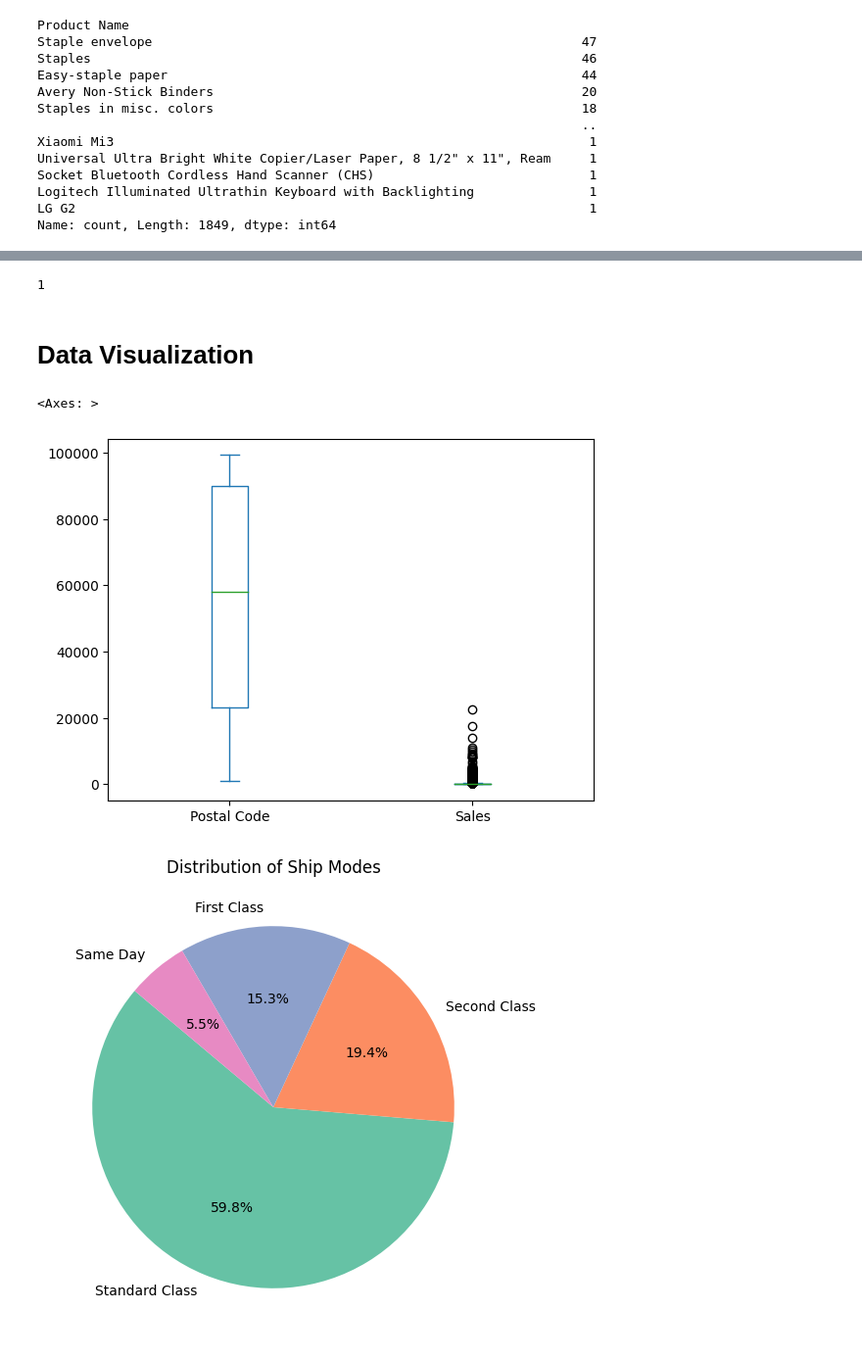
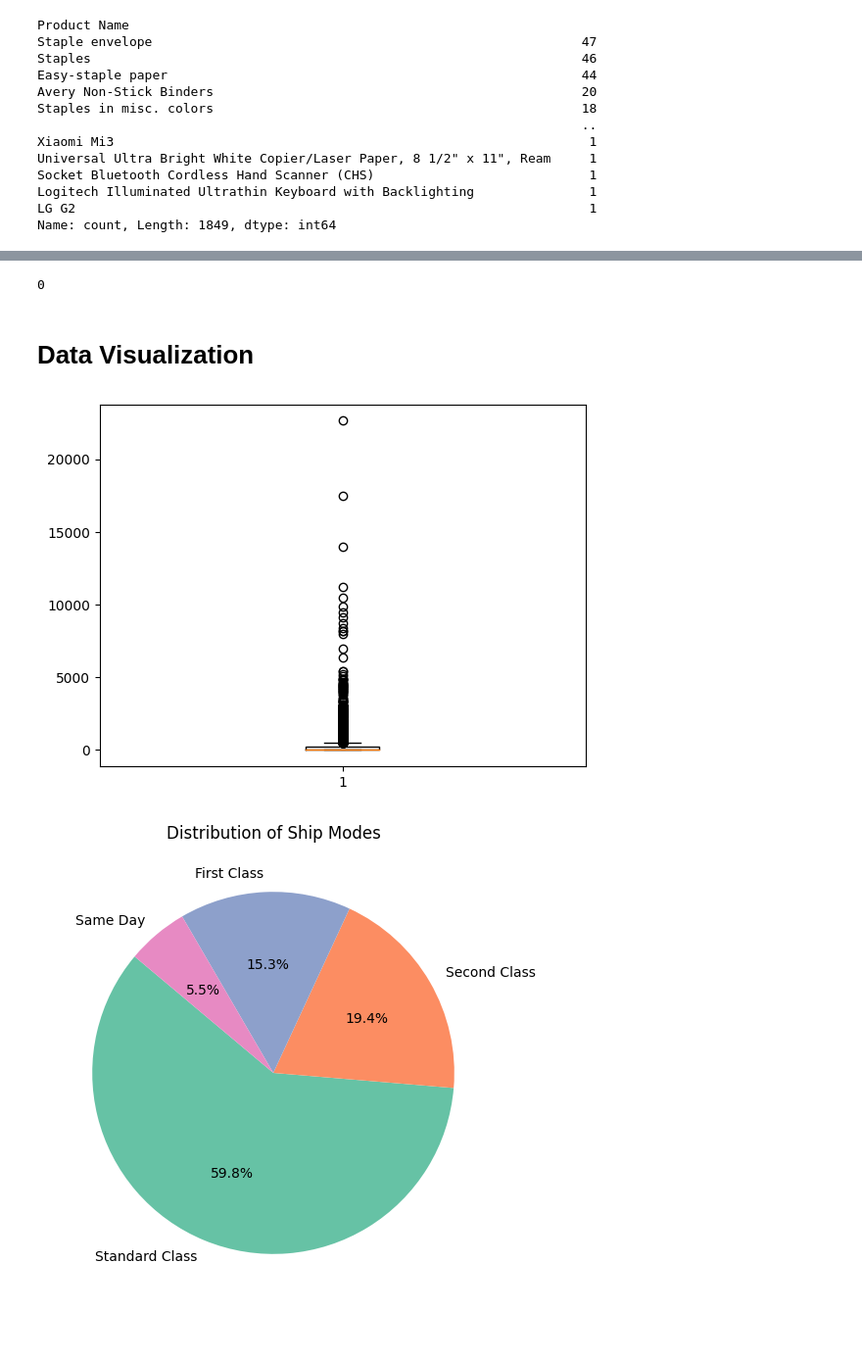
Before and after one commit to Devanshi1206/superstore_data_analysis, a Jupyter notebook: superstore-sales-data analysis.ipynb, the cells around one changed output, grey strips where cells are left out. Shown: that part at 98% size. Saved outputs shown, nothing was run; the diff lists cells and outputs as text; code cells hidden in the pictures.

```diff
--- a/superstore-sales-data analysis.ipynb
+++ b/superstore-sales-data analysis.ipynb
@@ -131,7 +122,7 @@ df1.head()
 # %%
-df1.duplicated().sum()
+df.duplicated().sum()
 # %% [output]
-1
+0
 # %%
 df['Order Date'] = pd.to_datetime(df['Order Date'], format='%d/%m/%Y')
 df['Ship Date'] = pd.to_datetime(df['Ship Date'], format='%d/%m/%Y')
@@ -141,13 +132,17 @@ df['order_year'] = df['Order Date'].dt.year
 df['ship_year'] = df['Ship Date'].dt.year
 df['Fulfillment_Time'] = df['Ship Date'] - df['Order Date']
 df['Fulfillment_Time'] = df['Fulfillment_Time'].dt.days
+df['year_month']= df['Order Date'].apply(lambda x: x.strftime("%Y-%m"))
 # %% [markdown]
 # Data Visualization
-# %%
-df1.plot(kind='box')
-# %% [output]
-<Axes: >
-[figure, removed]
+# %%
+# Creating plot
+plt.boxplot(df['Sales'])
+
+# show plot
+plt.show()
+# %% [output]
+[figure, added]
 # %%
 ship_mode_counts = df['Ship Mode'].value_counts()
 
```
Also changed, not shown: parts of 21 cells of this notebook.
